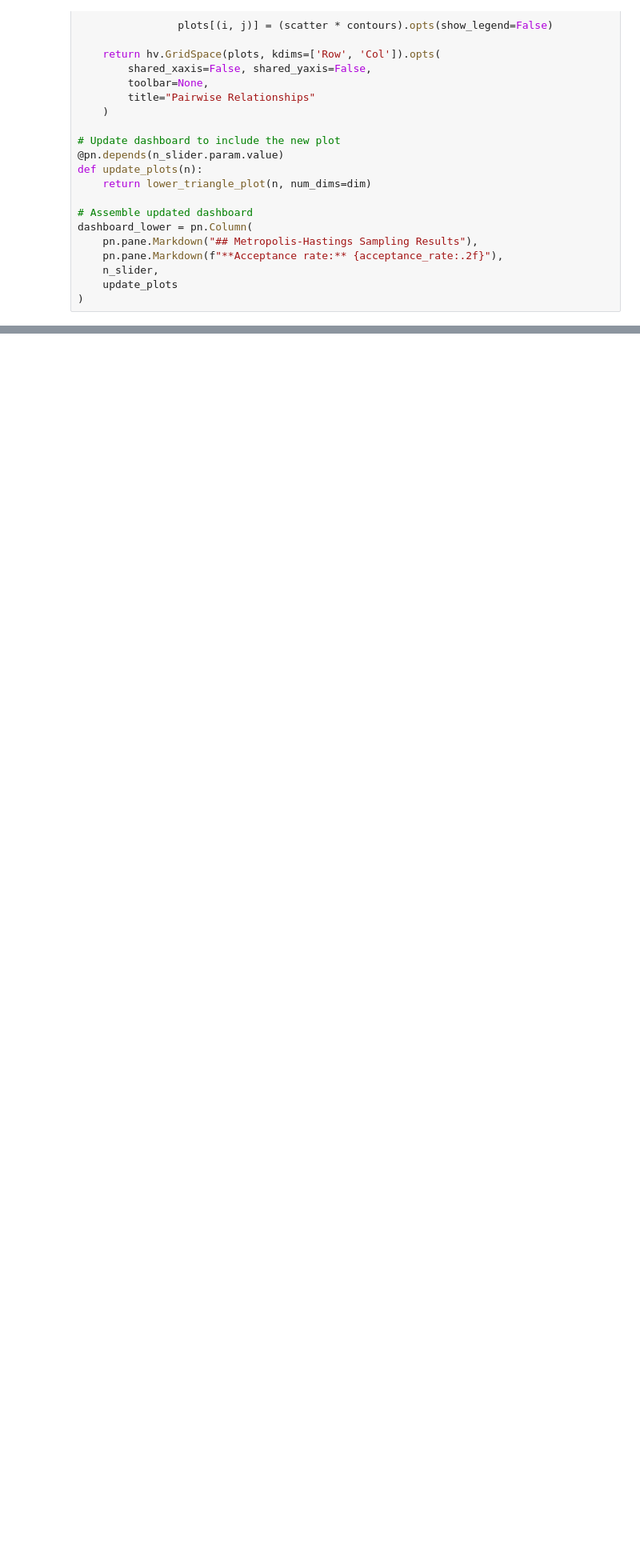
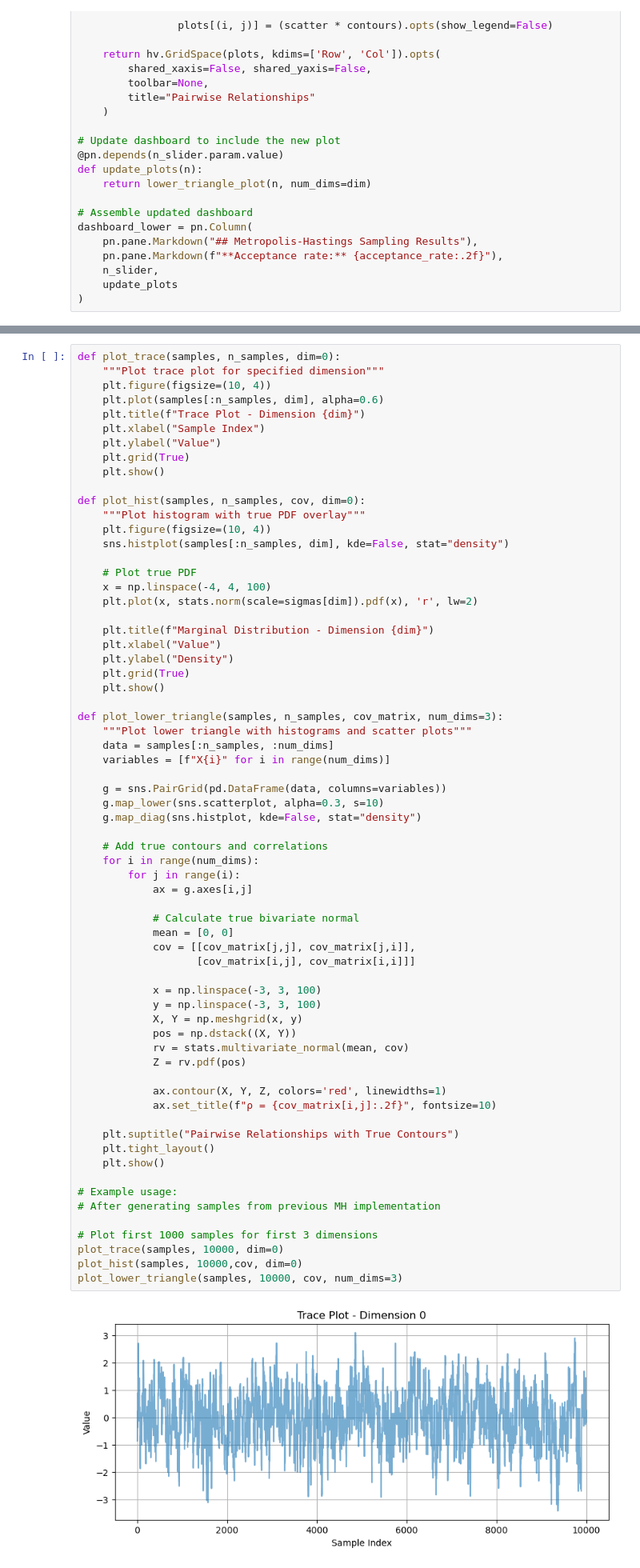
Before and after one commit to tmharty/notesbooks, a Jupyter notebook: Monte Carlo/metropolis_hastings.ipynb, the cells around one changed output, grey strips where cells are left out. Shown at 80% size. Cells and saved outputs as stored; diff of their text form; blank space fills up the shorter version.

Commit message:
Plots using Seaborn as well
Need to clean up differences in plots. Might want to separate scatter and contour https://seaborn.pydata.org/generated/seaborn.PairGrid.html

```diff
--- a/Monte Carlo/metropolis_hastings.ipynb
+++ b/Monte Carlo/metropolis_hastings.ipynb
@@ -204,0 +191,68 @@ WARNING:root:Dropping a patch because it contains a previously known reference (
+# %%
+def plot_trace(samples, n_samples, dim=0):
+    """Plot trace plot for specified dimension"""
+    plt.figure(figsize=(10, 4))
+    plt.plot(samples[:n_samples, dim], alpha=0.6)
+    plt.title(f"Trace Plot - Dimension {dim}")
+    plt.xlabel("Sample Index")
+    plt.ylabel("Value")
+    plt.grid(True)
+    plt.show()
+
+def plot_hist(samples, n_samples, cov, dim=0):
+    """Plot histogram with true PDF overlay"""
+    plt.figure(figsize=(10, 4))
+    sns.histplot(samples[:n_samples, dim], kde=False, stat="density")
+
+    # Plot true PDF
+    x = np.linspace(-4, 4, 100)
+    plt.plot(x, stats.norm(scale=sigmas[dim]).pdf(x), 'r', lw=2)
+
+    plt.title(f"Marginal Distribution - Dimension {dim}")
+    plt.xlabel("Value")
+    plt.ylabel("Density")
+    plt.grid(True)
+    plt.show()
+
+def plot_lower_triangle(samples, n_samples, cov_matrix, num_dims=3):
+    """Plot lower triangle with histograms and scatter plots"""
+    data = samples[:n_samples, :num_dims]
+    variables = [f"X{i}" for i in range(num_dims)]
+
+    g = sns.PairGrid(pd.DataFrame(data, columns=variables))
+    g.map_lower(sns.scatterplot, alpha=0.3, s=10)
+    g.map_diag(sns.histplot, kde=False, stat="density")
+
+    # Add true contours and correlations
+    for i in range(num_dims):
+        for j in range(i):
+            ax = g.axes[i,j]
+
+            # Calculate true bivariate normal
+            mean = [0, 0]
+            cov = [[cov_matrix[j,j], cov_matrix[j,i]],
+                   [cov_matrix[i,j], cov_matrix[i,i]]]
+
+            x = np.linspace(-3, 3, 100)
+            y = np.linspace(-3, 3, 100)
+            X, Y = np.meshgrid(x, y)
+            pos = np.dstack((X, Y))
+            rv = stats.multivariate_normal(mean, cov)
+            Z = rv.pdf(pos)
+
+            ax.contour(X, Y, Z, colors='red', linewidths=1)
+            ax.set_title(f"ρ = {cov_matrix[i,j]:.2f}", fontsize=10)
+
+    plt.suptitle("Pairwise Relationships with True Contours")
+    plt.tight_layout()
+    plt.show()
+
+# Example usage:
+# After generating samples from previous MH implementation
+
+# Plot first 1000 samples for first 3 dimensions
+plot_trace(samples, 10000, dim=0)
+plot_hist(samples, 10000,cov, dim=0)
+plot_lower_triangle(samples, 10000, cov, num_dims=3)
+# %% [output]
+[figure, added]
```
Also changed, not shown: parts of 5 cells of this notebook.
